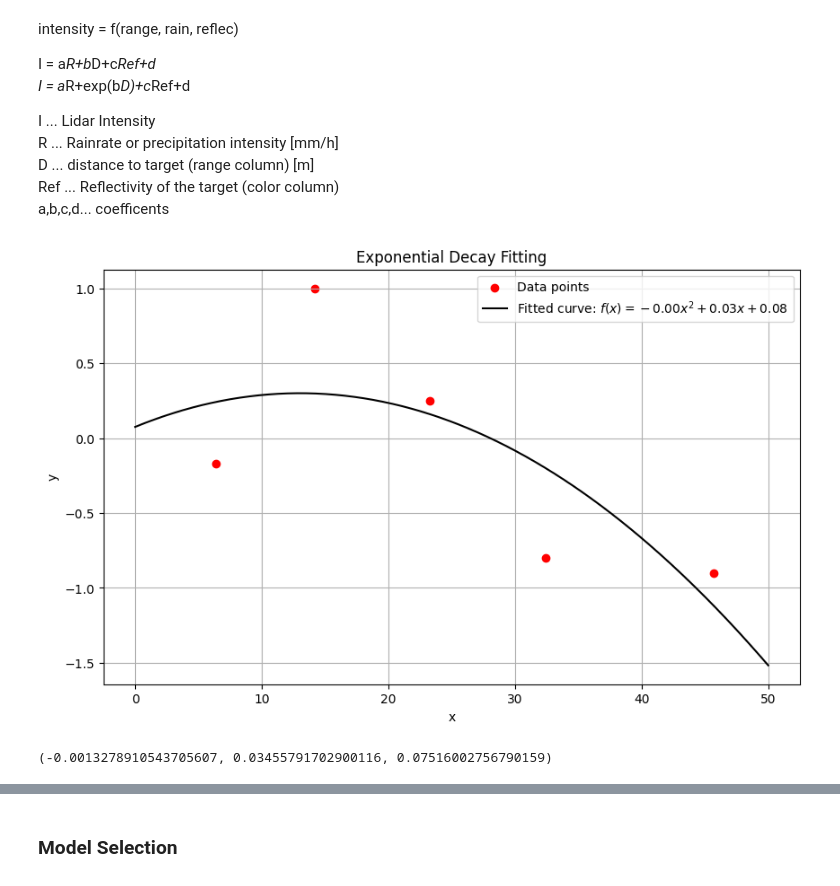
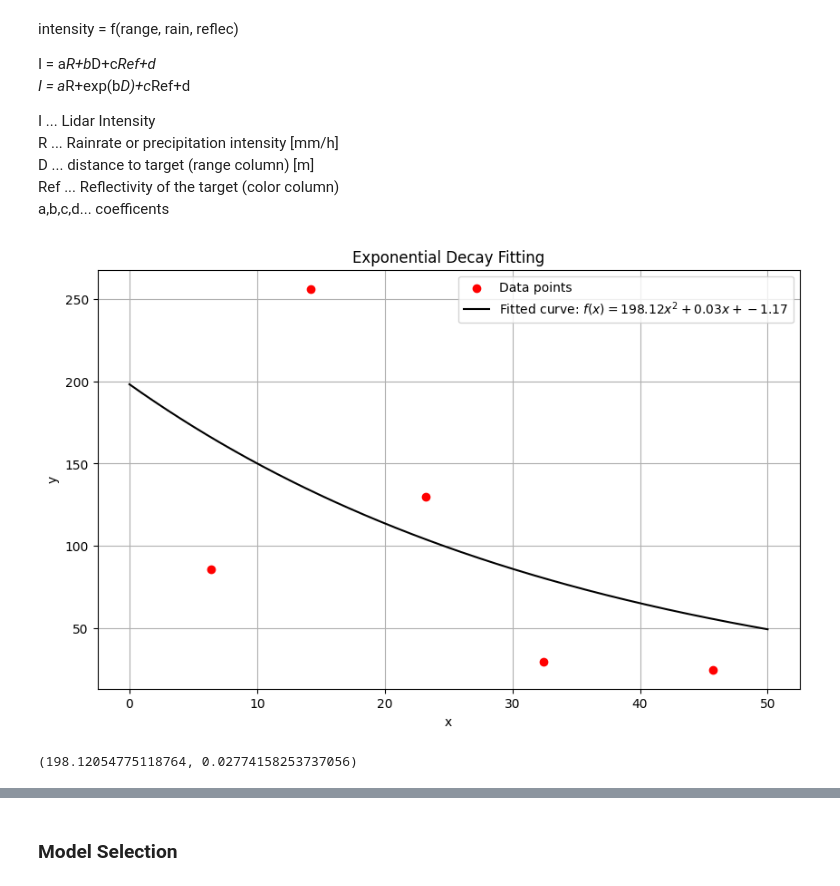
Before and after one commit to MOLISENS-MOSEP/analysis.mosep-analysis, a Jupyter notebook: notebooks/model_intensity_reduction.ipynb, the cells around one changed output, grey strips where cells are left out. Cells and saved outputs as stored; diff of their text form; code cells hidden in the pictures.

```diff
--- a/notebooks/model_intensity_reduction.ipynb
+++ b/notebooks/model_intensity_reduction.ipynb
@@ -165,40 +170,40 @@ import numpy as np
 import matplotlib.pyplot as plt
 from scipy.optimize import curve_fit
 
 # Data points
 x_data = np.array([6.38, 14.2, 23.25, 32.45, 45.7])
-y_data = np.array([-0.17, 1, 0.25, -0.8, -0.9])
+y_data = np.array([86, 256, 130, 30, 25])
 
 
 # Define the exponential decay function
-def exp_decay(x, a, b, c):
-    return a * x**2 + b * x + c  # a * np.exp(-b * x)
+def exp_decay(x, a, b):
+    return a * np.exp(-b * x)
 
 
 # Perform the curve fitting
-params, params_covariance = curve_fit(exp_decay, x_data, y_data, p0=[0.1, 1, 1])
+params, params_covariance = curve_fit(exp_decay, x_data, y_data, p0=[100, 0.1])
 
 # Extract the parameters
-a, b, c = params
+a, b = params
 
 # Generate fitted data for plotting
 x_fit = np.linspace(0, 50, 400)
-y_fit = exp_decay(x_fit, a, b, c)
+y_fit = exp_decay(x_fit, a, b)
 
 # Plot the data points and the fitted curve
 plt.figure(figsize=(10, 6))
 plt.scatter(x_data, y_data, color="red", label="Data points")
 plt.plot(x_fit, y_fit, label=f"Fitted curve: $f(x) = {a:.2f}x^2 + {b:.2f}x + {c:.2f}$", color="black")
 plt.title("Exponential Decay Fitting")
 plt.xlabel("x")
 plt.ylabel("y")
 plt.legend()
 plt.grid(True)
 plt.show()
 
 # Display the fitted parameters
-a, b, c
+a, b
 # %% [output]
-[figure, old version]
+[figure, new version]
-(-0.0013278910543705607, 0.03455791702900116, 0.07516002756790159)
+(198.12054775118764, 0.02774158253737056)
 # %%
```
Also changed, not shown: parts of 18 cells of this notebook.
